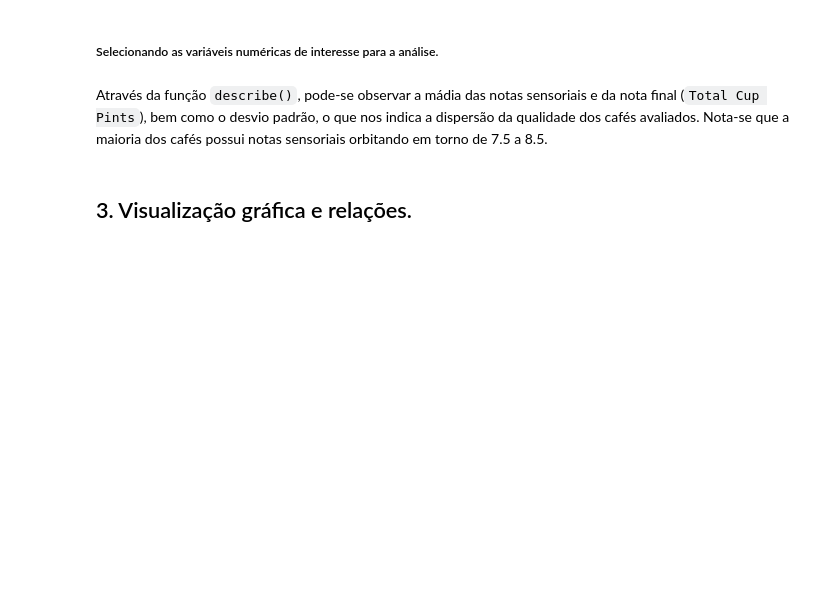
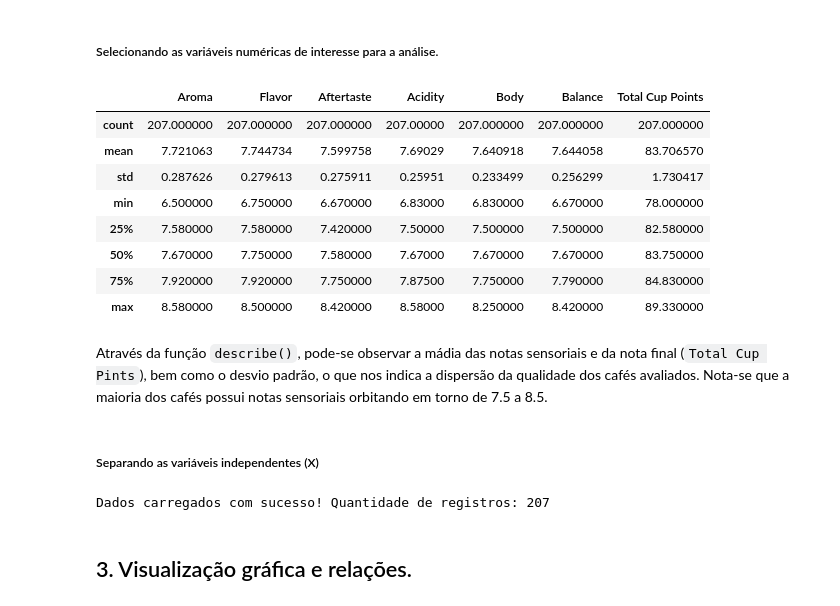
Before and after one commit to FNatanaelRamos97/Novas_Tecnologias-Projeto, a Jupyter notebook: AnaliseCafe.ipynb, the cells around one changed output. Drawn from its saved outputs; the diff is of its cells as text; code cells hidden in the pictures; blank space fills up the shorter version.

```diff
--- a/AnaliseCafe.ipynb
+++ b/AnaliseCafe.ipynb
@@ -37,10 +51,28 @@ display(cafe.head())
 ##### Selecionando as variáveis numéricas de interesse para a análise.
 # %%
 colunas_interesse = ['Aroma', 'Flavor', 'Aftertaste', 'Acidity', 'Body', 'Balance', 'Total Cup Points']
-cafe_analise = cafe[colunas_interesse]
+cafe_analise = cafe[colunas_interesse].dropna().copy()
 display(cafe_analise.describe())
+# %% [output]
+|  | Aroma | Flavor | Aftertaste | Acidity | Body | Balance | Total Cup Points |
+| count | 207.000000 | 207.000000 | 207.000000 | 207.00000 | 207.000000 | 207.000000 | 207.000000 |
+| mean | 7.721063 | 7.744734 | 7.599758 | 7.69029 | 7.640918 | 7.644058 | 83.706570 |
+| std | 0.287626 | 0.279613 | 0.275911 | 0.25951 | 0.233499 | 0.256299 | 1.730417 |
+| min | 6.500000 | 6.750000 | 6.670000 | 6.83000 | 6.830000 | 6.670000 | 78.000000 |
+| 25% | 7.580000 | 7.580000 | 7.420000 | 7.50000 | 7.500000 | 7.500000 | 82.580000 |
+| 50% | 7.670000 | 7.750000 | 7.580000 | 7.67000 | 7.670000 | 7.670000 | 83.750000 |
+| 75% | 7.920000 | 7.920000 | 7.750000 | 7.87500 | 7.750000 | 7.790000 | 84.830000 |
+| max | 8.580000 | 8.500000 | 8.420000 | 8.58000 | 8.250000 | 8.420000 | 89.330000 |
 # %% [markdown]
 Através da função `describe()`, pode-se observar a mádia das notas sensoriais e da nota final (`Total Cup Pints`), bem como o desvio padrão, o que nos indica a dispersão da qualidade dos cafés avaliados. Nota-se que a maioria dos cafés possui notas sensoriais orbitando em torno de 7.5 a 8.5.
+# %% [markdown]
+##### Separando as variáveis independentes (X)
+# %%
+X = cafe_analise[['Aroma', 'Flavor', 'Aftertaste', 'Acidity', 'Body', 'Balance']]
+
+print("Dados carregados com sucesso! Quantidade de registros:", len(cafe_analise))
+# %% [output]
+Dados carregados com sucesso! Quantidade de registros: 207
 # %% [markdown]
 ## 3. Visualização gráfica e relações.
 # %% [markdown]
```
Also changed, not shown: parts of 34 cells of this notebook.
